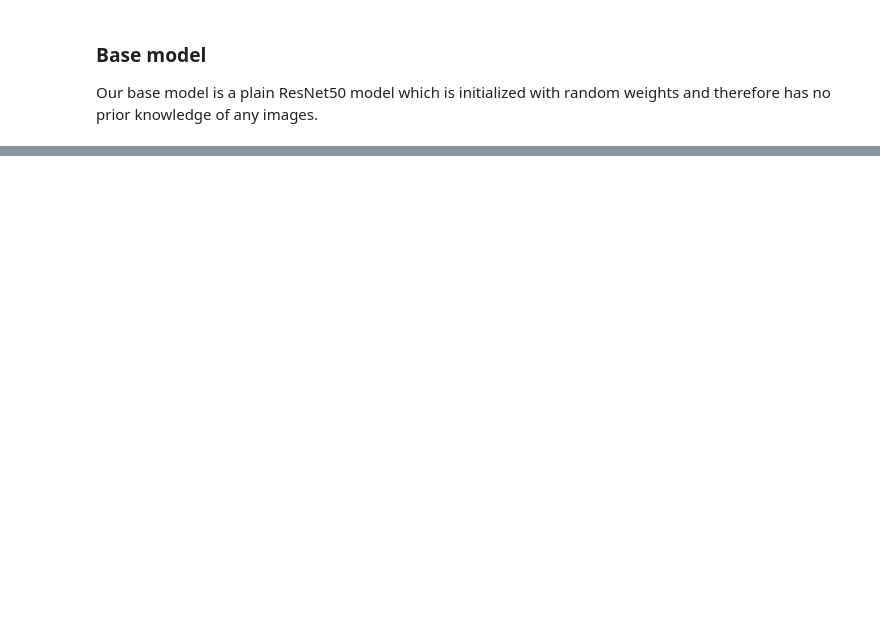
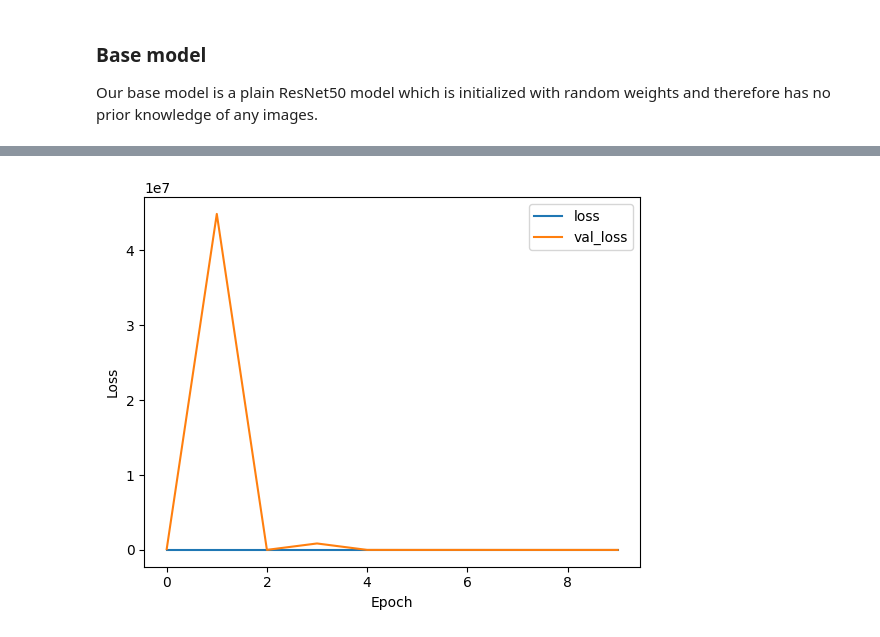
Before and after one commit to Herzigc/computer_vision, a Jupyter notebook: train.ipynb, the cells around one changed output, grey strips where cells are left out. Drawn from its saved outputs; the diff is of its cells as text; code cells hidden in the pictures; blank space fills up the shorter version.

```diff
--- a/train.ipynb
+++ b/train.ipynb
@@ -71,0 +120,16 @@ plt.show()
+# %%
+pretrained_model = tf.keras.models.Sequential()
+pretrained_model.add(pretrained)
+pretrained_model.add(tf.keras.layers.Flatten())
+pretrained_model.add(tf.keras.layers.Dense(len(class_names), activation='softmax'))
+
+pretrained_model.compile(
+    optimizer=Adam(lr=0.0008),
+    loss='categorical_crossentropy',
+    metrics=['accuracy']
+)
+pretrained_history = pretrained_model.fit(
+    train_ds,
+    validation_data=val_ds,
+    epochs=10
+)
@@ -71,0 +157,4 @@ plt.show()
+# %%
+plot_loss(pretrained_history)
+# %% [output]
+[figure, added]
```
Also changed, not shown: parts of 25 cells of this notebook, 1 other file.
